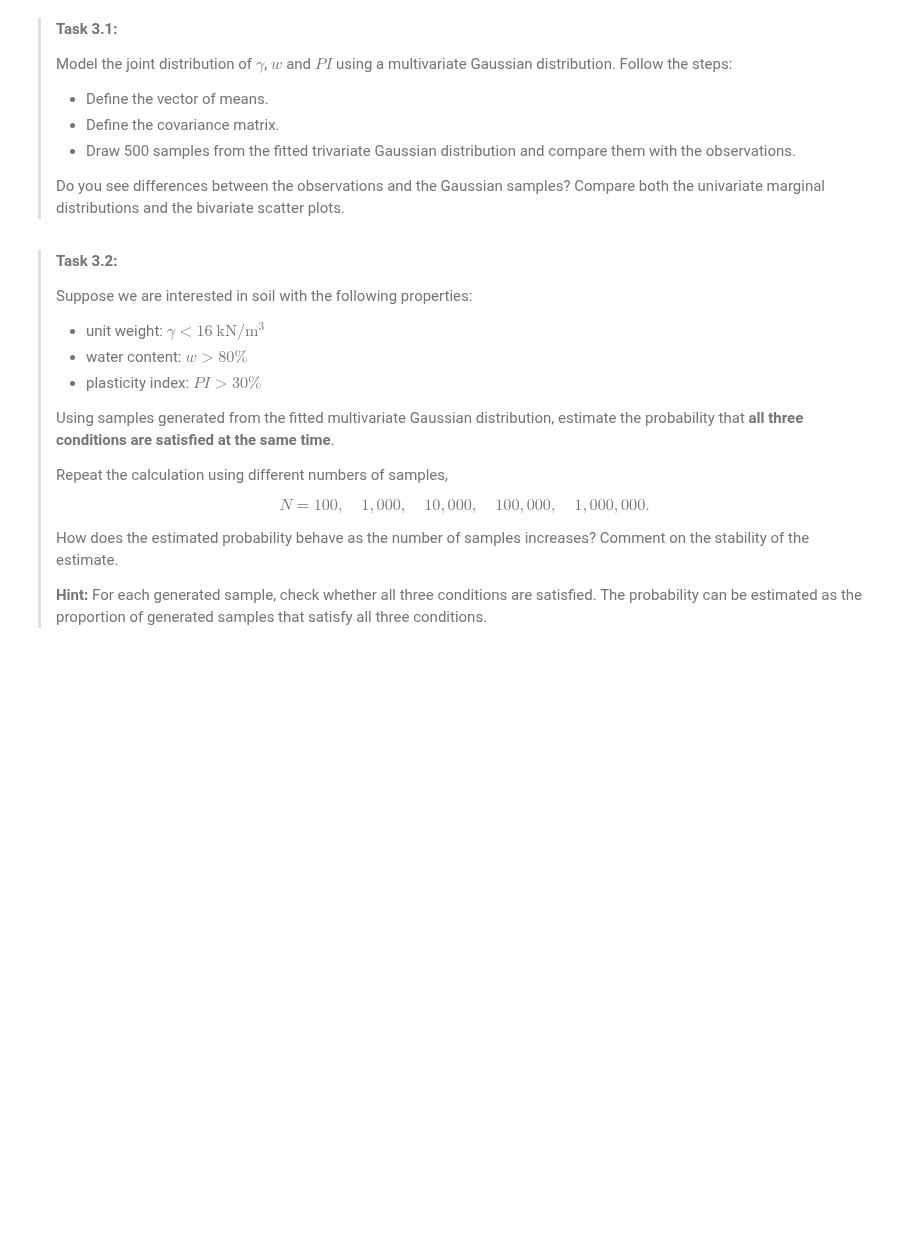
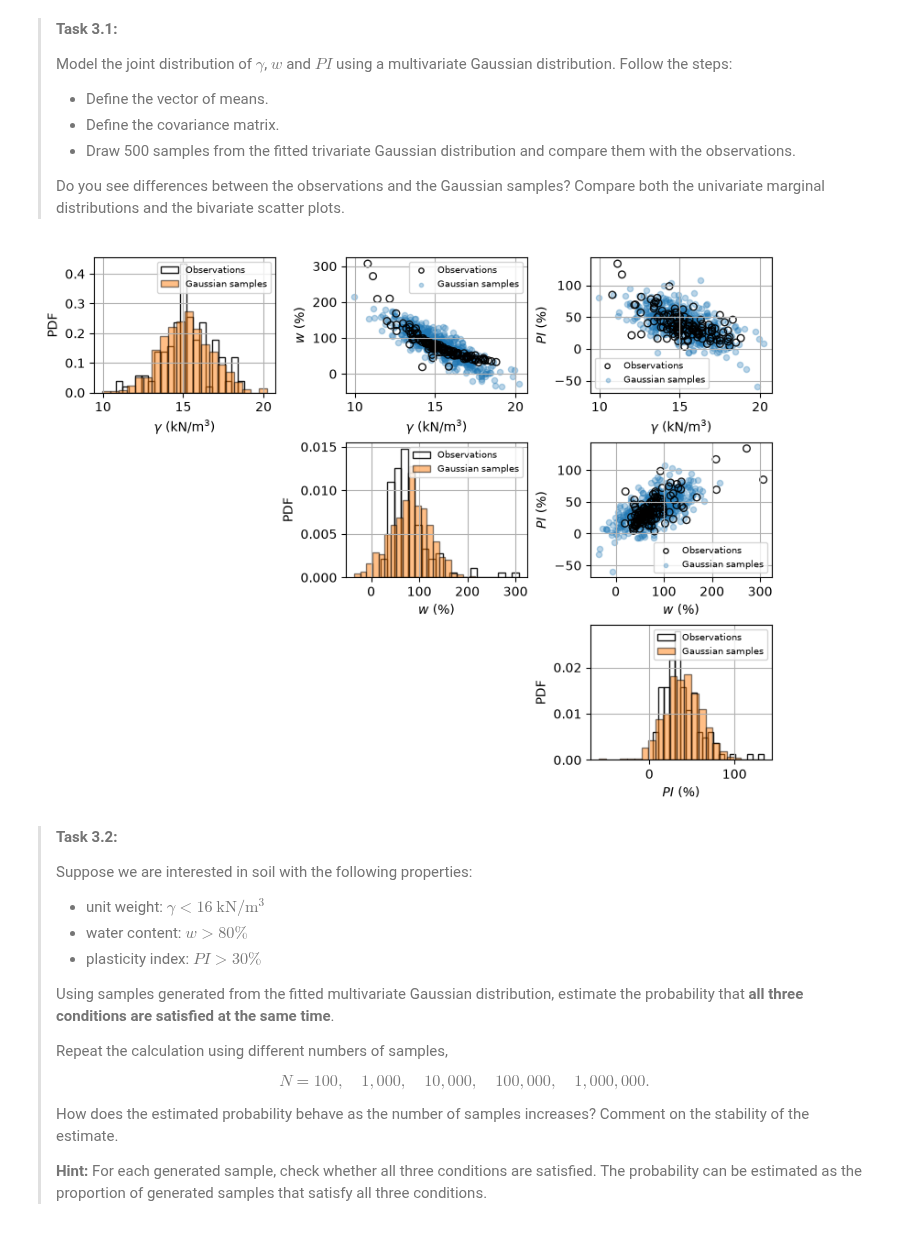
Before and after one commit to prajwalabc/GA1.5, a Jupyter notebook: Gaussian_Soil.ipynb, the cells around one changed output. Saved outputs shown, nothing was run; the diff lists cells and outputs as text; code cells hidden in the pictures; blank space fills up the shorter version.

```diff
--- a/Gaussian_Soil.ipynb
+++ b/Gaussian_Soil.ipynb
@@ -103,22 +124,22 @@ def calculate_covariance(X1, X2):
     mean_x2 = mean(X2)
 
     # Calculate deviations from the mean
-    diff_x1 = ### YOUR CODE HERE ###
-    diff_x2 = ### YOUR CODE HERE ###
+    diff_x1 = X1-mean_x1
+    diff_x2 = X2-mean_x2
 
     # Multiply paired deviations
-    product = ### YOUR CODE HERE ###
+    product = diff_x1*diff_x2
 
     # Sample covariance
-    covariance = ### YOUR CODE HERE ###
+    covariance = sum(product)/(len(X1)-1)
 
     return covariance
 
 
 def pearson_correlation(X1, X2):
-    covariance = ### YOUR CODE HERE ###
+    covariance = calculate_covariance(X1,X2)
 
-    correl_coeff = ### YOUR CODE HERE ###
+    correl_coeff = covariance/(stdev(X1)*stdev(X2))
 
     return correl_coeff
 
@@ -147,33 +172,37 @@ print("Pearson's correlation coefficient between w and PI is",
 # Define the vector of means
 # ---------------------------------------------------------
 
-mu1 = ### YOUR CODE HERE ###
-mu2 = ### YOUR CODE HERE ###
-mu3 = ### YOUR CODE HERE ###
+mu1 = mean(data[:,0]) #mean of γ
+mu2 = mean(data[:,1]) #mean of w
+mu3 = mean(data[:,2]) #mean of PI
 
-mu = ### YOUR CODE HERE ###
+mu = np.array([mu1, mu2, mu3])
 
 
 # ---------------------------------------------------------
 # Define the covariance matrix
 # ---------------------------------------------------------
 
-s1 = ### YOUR CODE HERE ###
-s2 = ### YOUR CODE HERE ###
-s3 = ### YOUR CODE HERE ###
+s1 = stdev(data[:,0]) #std for γ
+s2 = stdev(data[:,1]) #std for w
+s3 = stdev(data[:,2]) #std for PI
 
-covariance_12 = ### YOUR CODE HERE ###
-covariance_13 = ### YOUR CODE HERE ###
-covariance_23 = ### YOUR CODE HERE ###
+covariance_12 = calculate_covariance(data[:,0],data[:,1])
+covariance_13 = calculate_covariance(data[:,0],data[:,2])
+covariance_23 = calculate_covariance(data[:,1],data[:,2])
 
-sigma = ### YOUR CODE HERE ###
+sigma = np.array([
+    [s1**2, covariance_12, covariance_13],
+    [covariance_12, s2**2, covariance_23],
+    [covariance_13, covariance_23, s3**2]
+     ])
 
 
 # ---------------------------------------------------------
 # Draw 500 samples from the fitted trivariate Gaussian
 # ---------------------------------------------------------
 
-samples = ### YOUR CODE HERE ###
+samples = multivariate_normal(mean=mu,cov=sigma).rvs(size=500)
 
 
 # ---------------------------------------------------------
@@ -235,33 +264,35 @@ for i in range(data.shape[1]):
 
             # Observations on top
             axs[i, j].scatter(
                 data[:, i],
                 data[:, j],
                 alpha=0.9,
                 s=30,
                 edgecolor='black',
                 facecolor='none',
                 label='Observations'
             )
 
             axs[i, j].set_xlabel(variable_names[i])
             axs[i, j].set_ylabel(variable_names[j])
 
             # Put observations first in legend
             handles, labels = axs[i, j].get_legend_handles_labels()
 
             axs[i, j].legend(
                 [handles[1], handles[0]],
                 [labels[1], labels[0]],
                 fontsize=7,
                 markerscale=0.7
             )
 
         else:
 
             axs[i, j].axis('off')
 
 plt.show()
+# %% [output]
+[figure, added]
 # %% [markdown]
 > **Task 3.2:**
 >
```
Also changed, not shown: parts of 7 cells of this notebook.
